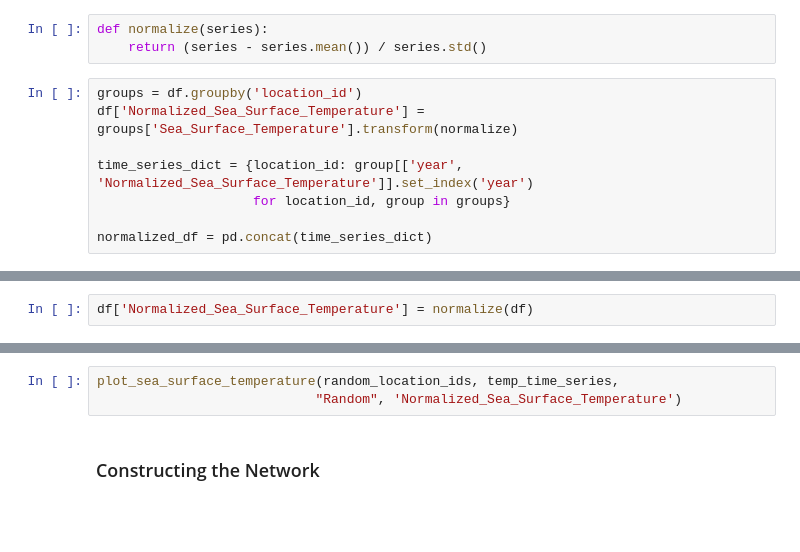
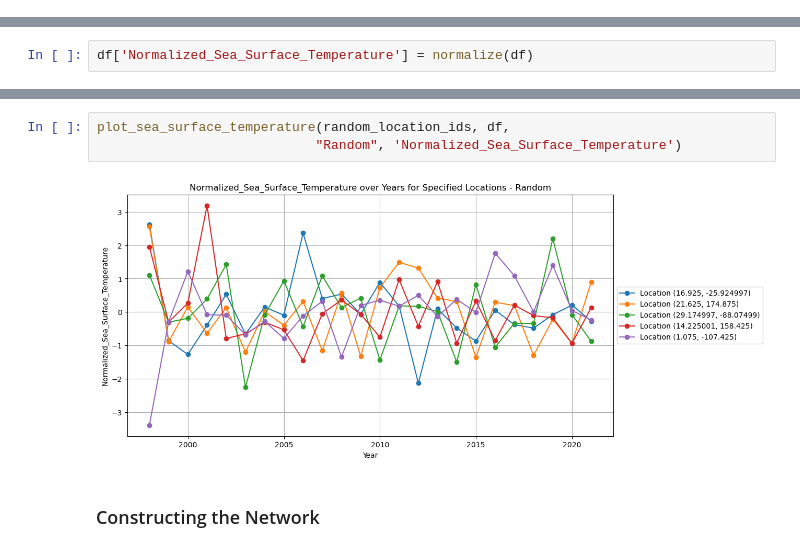
Before and after one commit to AlexFidalgo/El-Nino-La-Nina-Detection-Using-Complex-Networks, a Jupyter notebook: MainNotebook.ipynb, the cells around one changed output, grey strips where cells are left out. Drawn from its saved outputs; the diff is of its cells as text; blank space fills up the shorter version.

Commit message:
normalizes

```diff
--- a/MainNotebook.ipynb
+++ b/MainNotebook.ipynb
@@ -366,17 +366,6 @@ plot_sea_surface_temperature(random_location_ids, temp_time_series, "Random")
 ### Normalization
 # %% [markdown]
 Let's normalize all those data series (mean = 0; variance = 1).
-# %%
-def normalize(series):
-    return (series - series.mean()) / series.std()
-# %%
-groups = df.groupby('location_id')
-df['Normalized_Sea_Surface_Temperature'] = groups['Sea_Surface_Temperature'].transform(normalize)
-
-time_series_dict = {location_id: group[['year', 'Normalized_Sea_Surface_Temperature']].set_index('year')
-                    for location_id, group in groups}
-
-normalized_df = pd.concat(time_series_dict)
 # %%
 def normalize(df):
     mean = df.groupby('location_id')['Sea_Surface_Temperature'].transform('mean')
@@ -387,6 +385,8 @@ df['Normalized_Sea_Surface_Temperature'] = normalize(df)
 # %%
-plot_sea_surface_temperature(random_location_ids, temp_time_series,
+plot_sea_surface_temperature(random_location_ids, df,
                             "Random", 'Normalized_Sea_Surface_Temperature')
+# %% [output]
+[figure, added]
 # %% [markdown]
 ### Constructing the Network
 # %%
```
Also changed, not shown: parts of 2 cells of this notebook.
